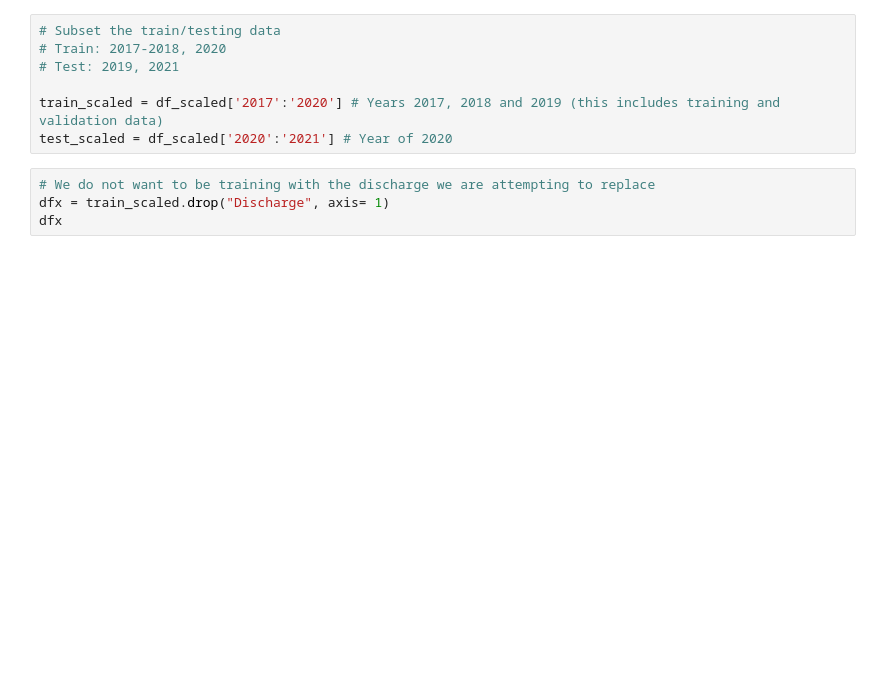
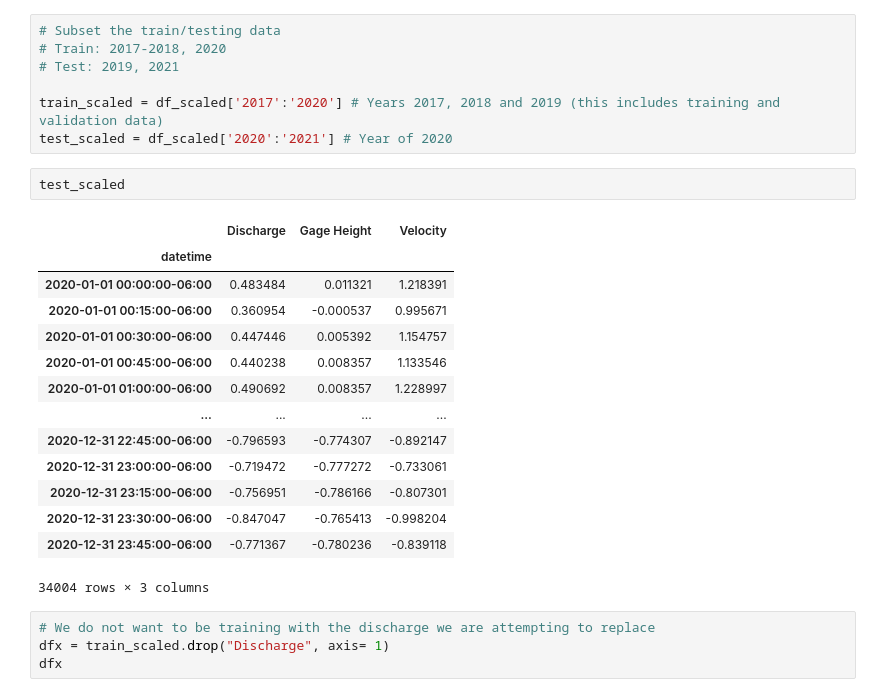
Before and after one commit to mikafur32/Hysterisis-ML-Modeling, a Jupyter notebook: LSTM Lag V2.ipynb, the cells around one changed output. Saved outputs shown, nothing was run; the diff lists cells and outputs as text; blank space fills up the shorter version.

```diff
--- a/LSTM Lag V2.ipynb
+++ b/LSTM Lag V2.ipynb
@@ -123,6 +124,23 @@ datetime
 
 train_scaled = df_scaled['2017':'2020'] # Years 2017, 2018 and 2019 (this includes training and validation data)
 test_scaled = df_scaled['2020':'2021'] # Year of 2020
+# %%
+test_scaled
+# %% [output]
+|  | Discharge | Gage Height | Velocity |
+| datetime |  |  |  |
+| 2020-01-01 00:00:00-06:00 | 0.483484 | 0.011321 | 1.218391 |
+| 2020-01-01 00:15:00-06:00 | 0.360954 | -0.000537 | 0.995671 |
+| 2020-01-01 00:30:00-06:00 | 0.447446 | 0.005392 | 1.154757 |
+| 2020-01-01 00:45:00-06:00 | 0.440238 | 0.008357 | 1.133546 |
+| 2020-01-01 01:00:00-06:00 | 0.490692 | 0.008357 | 1.228997 |
+| ... | ... | ... | ... |
+| 2020-12-31 22:45:00-06:00 | -0.796593 | -0.774307 | -0.892147 |
+| 2020-12-31 23:00:00-06:00 | -0.719472 | -0.777272 | -0.733061 |
+| 2020-12-31 23:15:00-06:00 | -0.756951 | -0.786166 | -0.807301 |
+| 2020-12-31 23:30:00-06:00 | -0.847047 | -0.765413 | -0.998204 |
+| 2020-12-31 23:45:00-06:00 | -0.771367 | -0.780236 | -0.839118 |
+34004 rows × 3 columns
 # %%
 # We do not want to be training with the discharge we are attempting to replace
 dfx = train_scaled.drop("Discharge", axis= 1)
```
Also changed, not shown: parts of 13 cells of this notebook.
